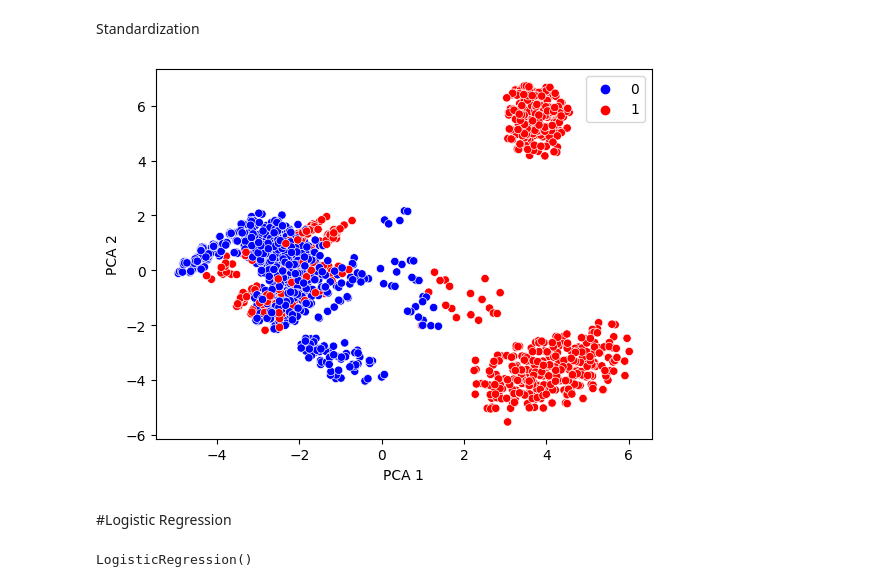
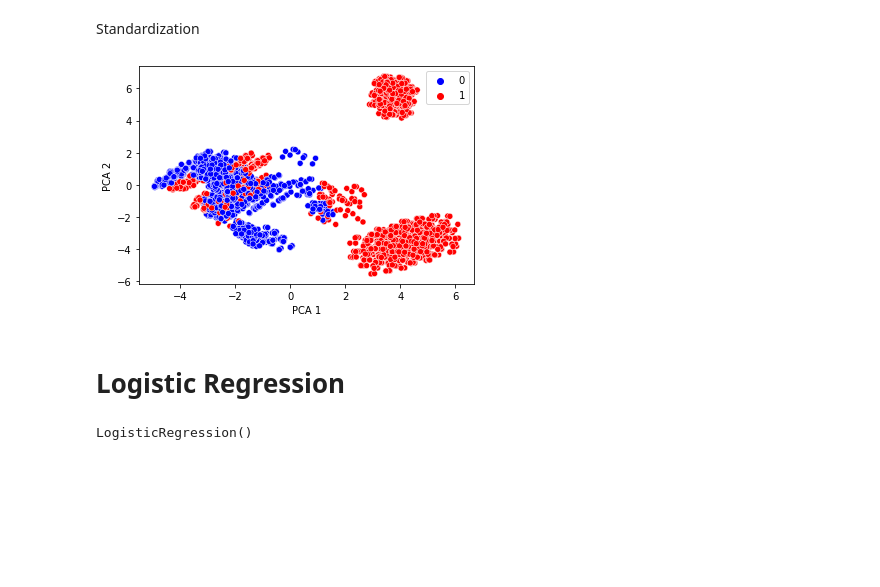
Before and after one commit to Jamessanfor/Project7, a Jupyter notebook: Project_7.ipynb, the cells around one changed output. Drawn from its saved outputs; the diff is of its cells as text; code cells hidden in the pictures; blank space fills up the shorter version.

```diff
--- a/Project_7.ipynb
+++ b/Project_7.ipynb
@@ -391,14 +391,14 @@ pca = PCA(n_components = 10)
 X_train = pca.fit_transform(X_train)
 X_test = pca.transform(X_test)
 # %%
-sns.scatterplot(x=X_test[:, 0], y=X_test[:, 1], hue=y_test, palette=['blue', 'red'])
+sns.scatterplot(x=X_train[:, 0], y=X_train[:, 1], hue=y_train, palette=['blue', 'red'])
 plt.xlabel('PCA 1')
 plt.ylabel('PCA 2')
 plt.show()
 # %% [output]
-[figure, old version]
+[figure, new version]
 # %% [markdown]
-#Logistic Regression
+# Logistic Regression
 # %%
 lm = LogisticRegression()
 lm.fit(X_train,y_train)
```
Also changed, not shown: parts of 17 cells of this notebook.
